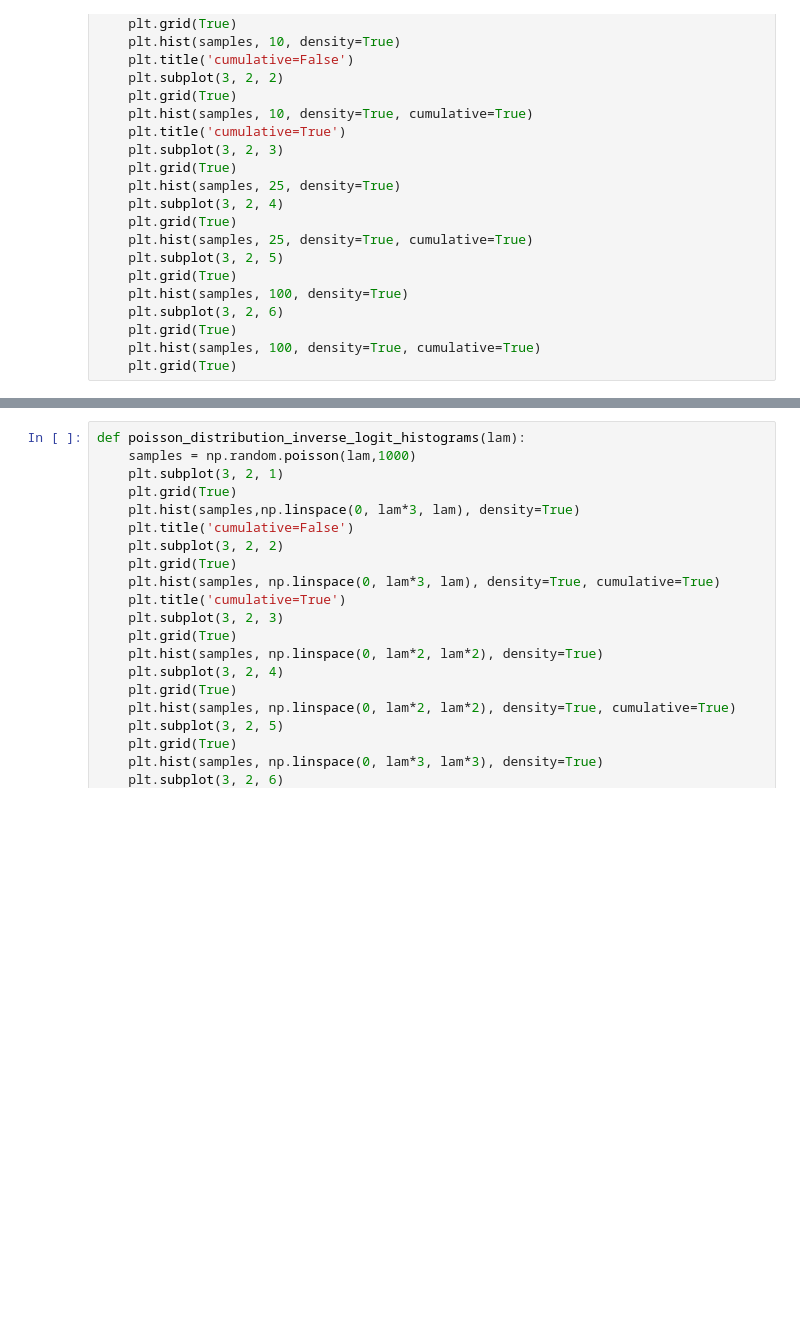
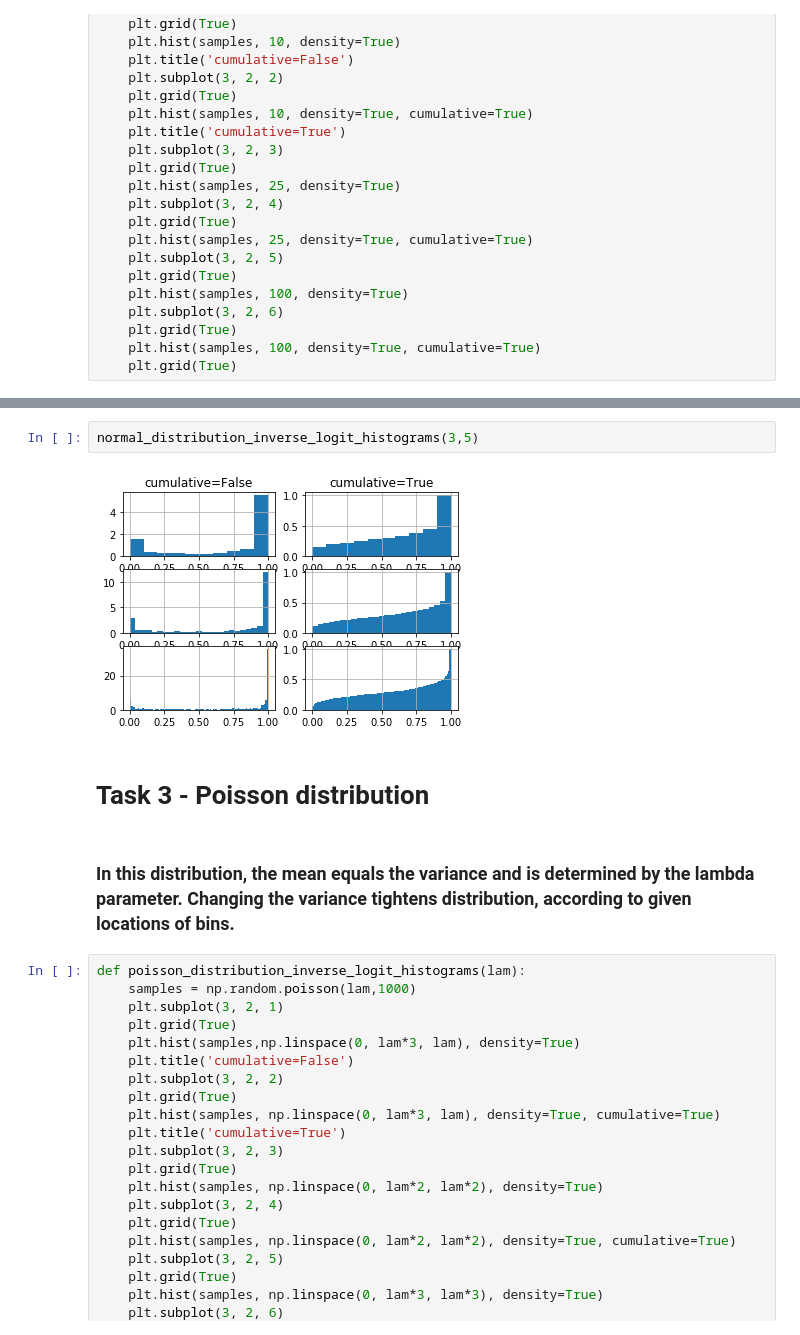
Before and after one commit to BartlomiejWojcik/Data-Analytics, a Jupyter notebook: Lab2/Lab2.ipynb, the cells around one changed output, grey strips where cells are left out. Cells and saved outputs as stored; diff of their text form; blank space fills up the shorter version.

```diff
--- a/Lab2/Lab2.ipynb
+++ b/Lab2/Lab2.ipynb
@@ -86,3 +90,11 @@ normal_distribution_inverse_logit_histograms(0,3)
+# %%
+normal_distribution_inverse_logit_histograms(3,5)
+# %% [output]
+[figure, added]
+# %% [markdown]
+# Task 3 - Poisson distribution
+# %% [markdown]
+###  In this distribution, the mean equals the variance and is determined by the lambda parameter. Changing the variance tightens distribution, according to given locations of bins.
 # %%
 def poisson_distribution_inverse_logit_histograms(lam):
     samples = np.random.poisson(lam,1000)
```
Also changed, not shown: parts of 21 cells of this notebook.
